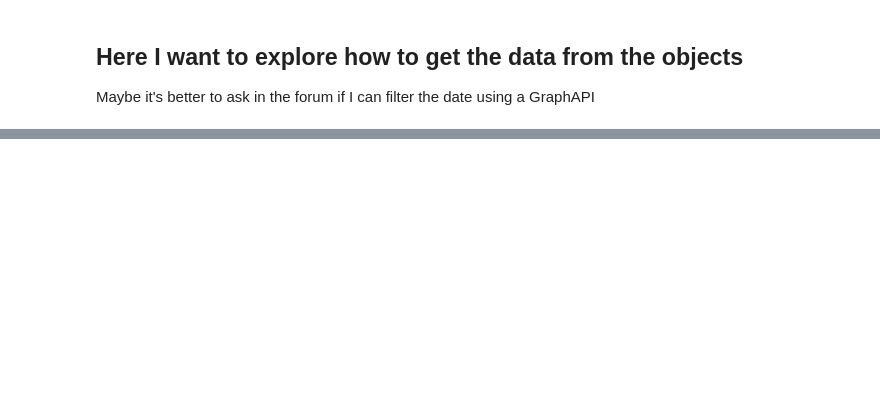
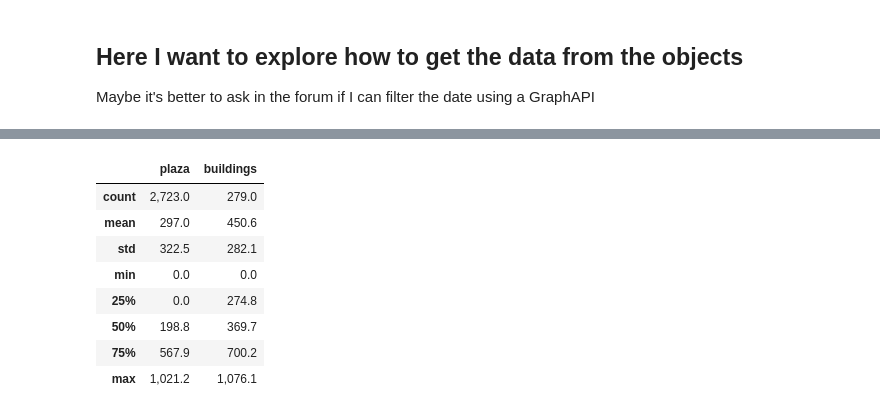
Before and after one commit to monsieurpablo/streamlit-dasboard, a Jupyter notebook: test_dahboard.ipynb, the cells around one changed output, grey strips where cells are left out. Cells and saved outputs as stored; diff of their text form; code cells hidden in the pictures; blank space fills up the shorter version.

```diff
--- a/test_dahboard.ipynb
+++ b/test_dahboard.ipynb
@@ -228,0 +140,13 @@ results['rev1']['cfd'][0]
+# %%
+pd.options.display.float_format = '{:,.1f}'.format
+df.describe()
+# %% [output]
+|  | plaza | buildings |
+| count | 2,723.0 | 279.0 |
+| mean | 297.0 | 450.6 |
+| std | 322.5 | 282.1 |
+| min | 0.0 | 0.0 |
+| 25% | 0.0 | 274.8 |
+| 50% | 198.8 | 369.7 |
+| 75% | 567.9 | 700.2 |
+| max | 1,021.2 | 1,076.1 |
```
Also changed, not shown: parts of 33 cells of this notebook, 3 other files.
